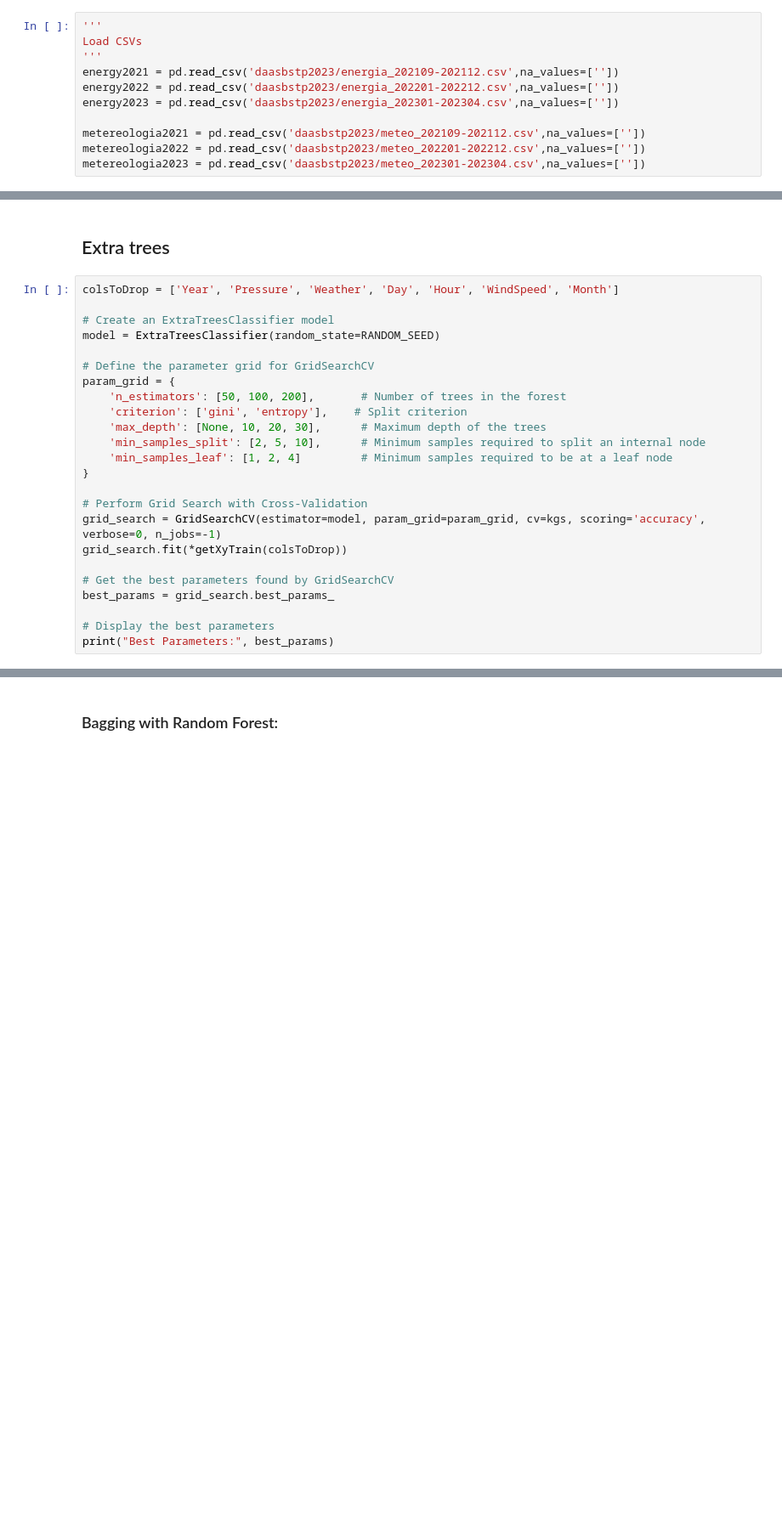
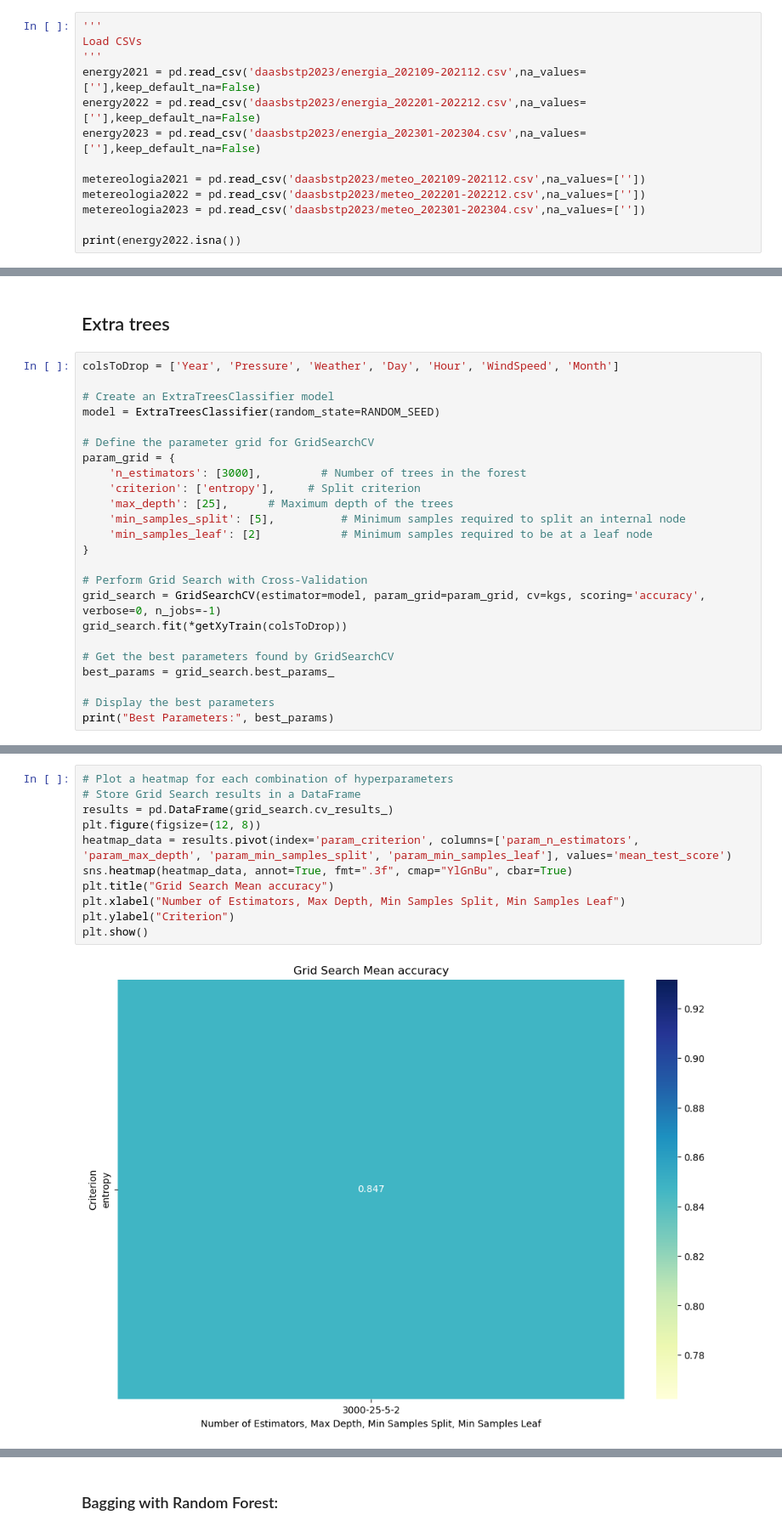
Before and after one commit to SLP25/DAA, a Jupyter notebook: competizione/tpf2.ipynb, the cells around one changed output, grey strips where cells are left out. Shown at 85% size. Drawn from its saved outputs; the diff is of its cells as text; blank space fills up the shorter version.

Commit message:
extra trees

```diff
--- a/competizione/tpf2.ipynb
+++ b/competizione/tpf2.ipynb
@@ -15,10 +15,12 @@ RANDOM_SEED=25
 '''
 Load CSVs
 '''
-energy2021 = pd.read_csv('daasbstp2023/energia_202109-202112.csv',na_values=[''])
-energy2022 = pd.read_csv('daasbstp2023/energia_202201-202212.csv',na_values=[''])
-energy2023 = pd.read_csv('daasbstp2023/energia_202301-202304.csv',na_values=[''])
+energy2021 = pd.read_csv('daasbstp2023/energia_202109-202112.csv',na_values=[''],keep_default_na=False)
+energy2022 = pd.read_csv('daasbstp2023/energia_202201-202212.csv',na_values=[''],keep_default_na=False)
+energy2023 = pd.read_csv('daasbstp2023/energia_202301-202304.csv',na_values=[''],keep_default_na=False)
 
 metereologia2021 = pd.read_csv('daasbstp2023/meteo_202109-202112.csv',na_values=[''])
 metereologia2022 = pd.read_csv('daasbstp2023/meteo_202201-202212.csv',na_values=[''])
 metereologia2023 = pd.read_csv('daasbstp2023/meteo_202301-202304.csv',na_values=[''])
+
+print(energy2022.isna())
@@ -847,11 +867,11 @@ model = ExtraTreesClassifier(random_state=RANDOM_SEED)
 
 # Define the parameter grid for GridSearchCV
 param_grid = {
-    'n_estimators': [50, 100, 200],       # Number of trees in the forest
-    'criterion': ['gini', 'entropy'],    # Split criterion
-    'max_depth': [None, 10, 20, 30],      # Maximum depth of the trees
-    'min_samples_split': [2, 5, 10],      # Minimum samples required to split an internal node
-    'min_samples_leaf': [1, 2, 4]         # Minimum samples required to be at a leaf node
+    'n_estimators': [3000],         # Number of trees in the forest
+    'criterion': ['entropy'],     # Split criterion
+    'max_depth': [25],      # Maximum depth of the trees
+    'min_samples_split': [5],          # Minimum samples required to split an internal node
+    'min_samples_leaf': [2]            # Minimum samples required to be at a leaf node
 }
 
 # Perform Grid Search with Cross-Validation
@@ -871,2 +888,15 @@ Mean precision: 0.8746552053933389
+# %%
+# Plot a heatmap for each combination of hyperparameters
+# Store Grid Search results in a DataFrame
+results = pd.DataFrame(grid_search.cv_results_)
+plt.figure(figsize=(12, 8))
+heatmap_data = results.pivot(index='param_criterion', columns=['param_n_estimators', 'param_max_depth', 'param_min_samples_split', 'param_min_samples_leaf'], values='mean_test_score')
+sns.heatmap(heatmap_data, annot=True, fmt=".3f", cmap="YlGnBu", cbar=True)
+plt.title("Grid Search Mean accuracy")
+plt.xlabel("Number of Estimators, Max Depth, Min Samples Split, Min Samples Leaf")
+plt.ylabel("Criterion")
+plt.show()
+# %% [output]
+[figure, added]
 # %%
 testAndSubmit(grid_search,'ExtraTrees.csv')
```
Also changed, not shown: parts of 5 cells of this notebook, 1 other file.
